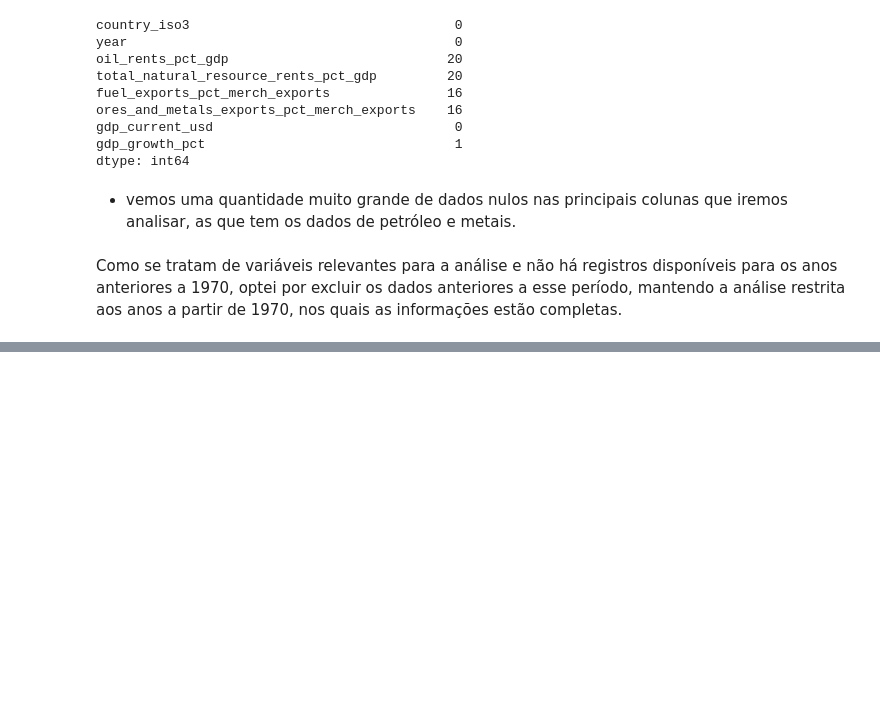
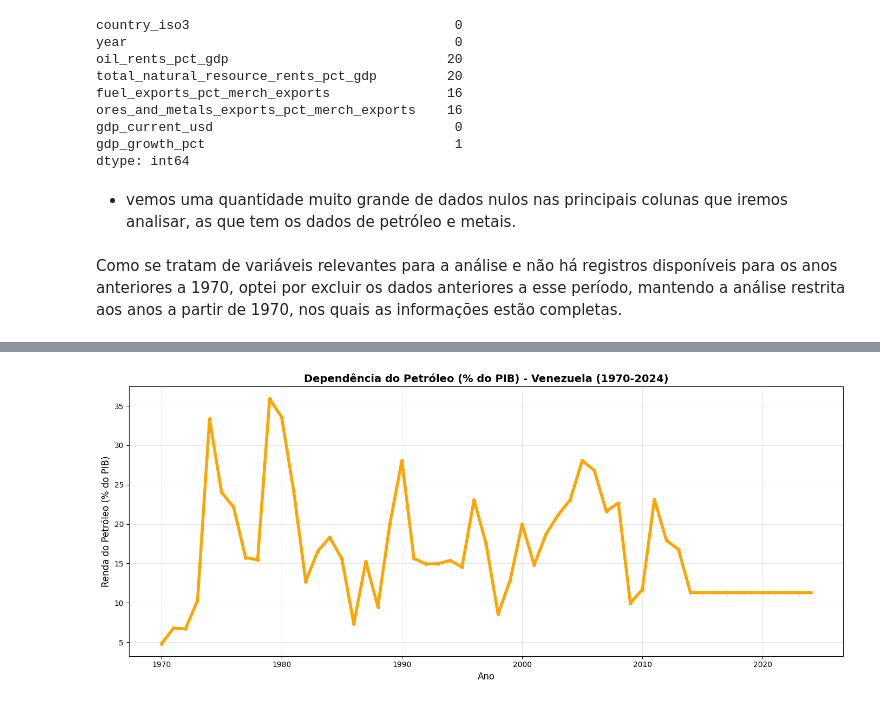
Before and after one commit to JonasSouza871/kaggle_DataScience_showcase, a Jupyter notebook: venezuela_economic_analysis_1970_2024.ipynb, the cells around one changed output, grey strips where cells are left out. Drawn from its saved outputs; the diff is of its cells as text; code cells hidden in the pictures; blank space fills up the shorter version.

```diff
--- a/venezuela_economic_analysis_1970_2024.ipynb
+++ b/venezuela_economic_analysis_1970_2024.ipynb
@@ -144,0 +306,12 @@ df
+# %%
+# Evolução da dependência do petróleo
+plt.figure(figsize=(14, 6))
+plt.plot(df['year'], df['oil_rents_pct_gdp'], marker='o', color='orange', linewidth=4, markersize=4)
+plt.title('Dependência do Petróleo (% do PIB) - Venezuela (1970-2024)', fontsize=14, fontweight='bold')
+plt.xlabel('Ano', fontsize=12)
+plt.ylabel('Renda do Petróleo (% do PIB)', fontsize=12)
+plt.grid(True, alpha=0.3)
+plt.tight_layout()
+plt.show()
+# %% [output]
+[figure, added]
```
Also changed, not shown: parts of 20 cells of this notebook.
